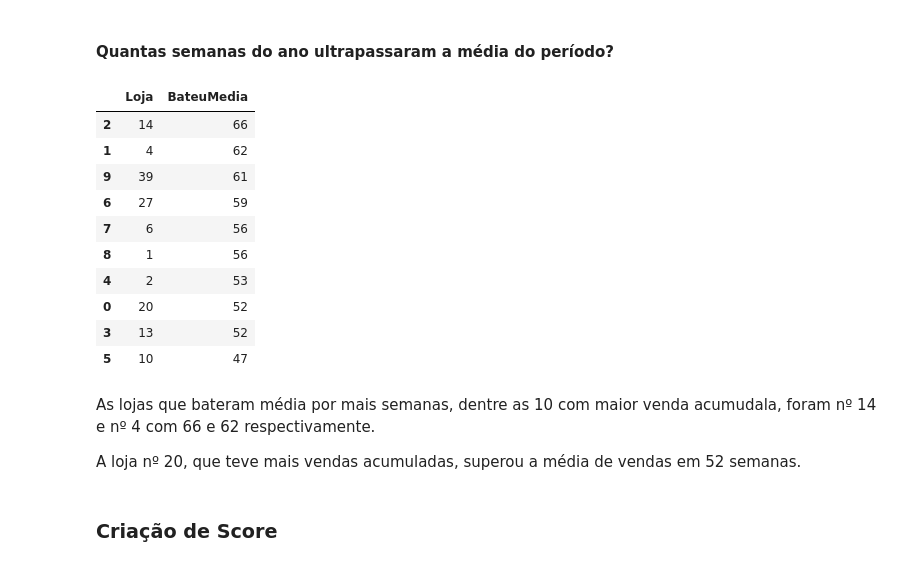
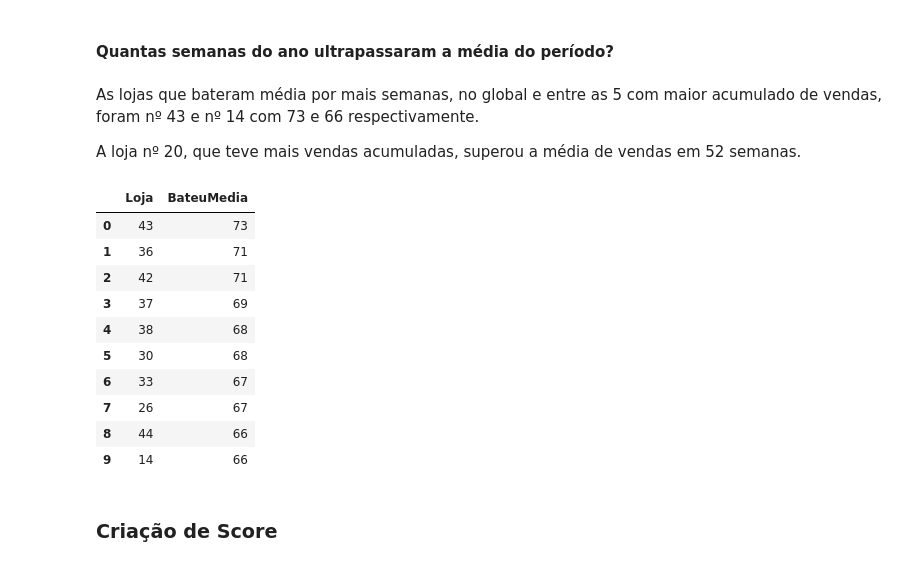
Before and after one commit to bruna-calistrate/deliv2-dex03-wallmart, a Jupyter notebook: D3G01_Mini_Projeto_2_Walmart.ipynb, the cells around one changed output. Drawn from its saved outputs; the diff is of its cells as text; code cells hidden in the pictures.

```diff
--- a/D3G01_Mini_Projeto_2_Walmart.ipynb
+++ b/D3G01_Mini_Projeto_2_Walmart.ipynb
@@ -401,20 +351,4 @@ df_39_m = df_39.groupby("Loja", as_index=False)["BateuMedia"].sum()
-# %%
-bateu_media = df_20_m.append([df_04_m, df_14_m, df_13_m, df_02_m, df_10_m, df_27_m, df_06_m, df_01_m, df_39_m], ignore_index=True).sort_values(['BateuMedia'], ascending=False)
-
-bateu_media
-# %% [output]
-|  | Loja | BateuMedia |
-| 2 | 14 | 66 |
-| 1 | 4 | 62 |
-| 9 | 39 | 61 |
-| 6 | 27 | 59 |
-| 7 | 6 | 56 |
-| 8 | 1 | 56 |
-| 4 | 2 | 53 |
-| 0 | 20 | 52 |
-| 3 | 13 | 52 |
-| 5 | 10 | 47 |
 # %% [markdown]
-As lojas que bateram média por mais semanas, dentre as 10 com maior venda acumudala, foram nº 14 e nº 4 com 66 e 62 respectivamente.
+As lojas que bateram média por mais semanas, no global e entre as 5 com maior acumulado de vendas, foram nº 43 e nº 14 com 73 e 66 respectivamente.
 
 A loja nº 20, que teve mais vendas acumuladas, superou a média de vendas em 52 semanas.
@@ -421,3 +361,23 @@ A loja nº 20, que teve mais vendas acumuladas, superou a média de vendas em 52
+# %%
+bateu_media = pd.DataFrame()
+for c in range(1, 46):
+  x = bateumedia(c)
+  bateu_media = bateu_media.append(x, ignore_index=True).sort_values(['BateuMedia'], ascending=False)
+
+bateu_media.reset_index(inplace=True, drop=True)
+bateu_media.head(10)
+# %% [output]
+|  | Loja | BateuMedia |
+| 0 | 43 | 73 |
+| 1 | 36 | 71 |
+| 2 | 42 | 71 |
+| 3 | 37 | 69 |
+| 4 | 38 | 68 |
+| 5 | 30 | 68 |
+| 6 | 33 | 67 |
+| 7 | 26 | 67 |
+| 8 | 44 | 66 |
+| 9 | 14 | 66 |
 # %% [markdown]
 ### Criação de Score
 # %%
```
Also changed, not shown: parts of 21 cells of this notebook.
